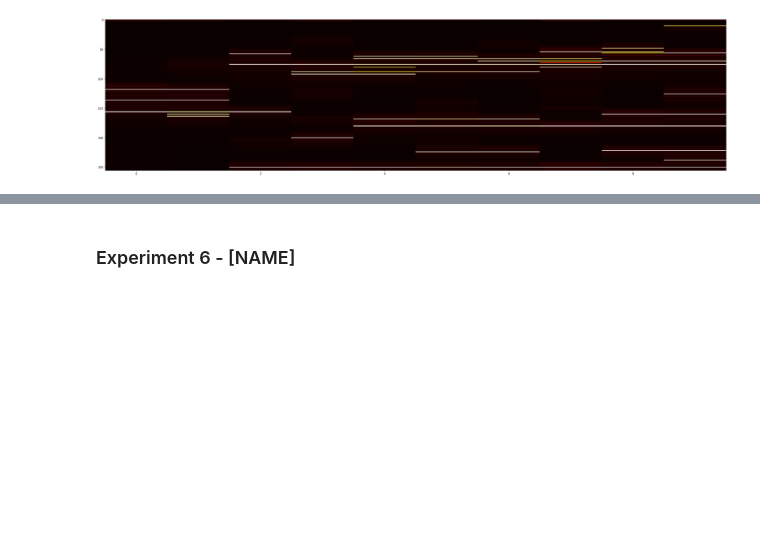
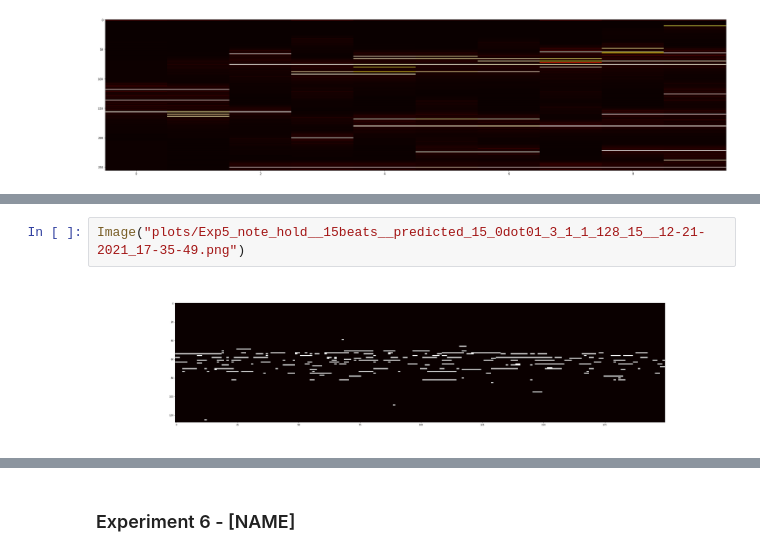
Before and after one commit to jannikjw/music_generation_rnn, a Jupyter notebook: rnn-music-generation.ipynb, the cells around one changed output, grey strips where cells are left out. Saved outputs shown, nothing was run; the diff lists cells and outputs as text; blank space fills up the shorter version.

```diff
--- a/rnn-music-generation.ipynb
+++ b/rnn-music-generation.ipynb
@@ -180,0 +289,4 @@ Saving data...
+# %%
+Image("plots/Exp5_note_hold__15beats__predicted_15_0dot01_3_1_1_128_15__12-21-2021_17-35-49.png")
+# %% [output]
+[figure, added]
```
Also changed, not shown: parts of 12 cells of this notebook, 4 other files.
